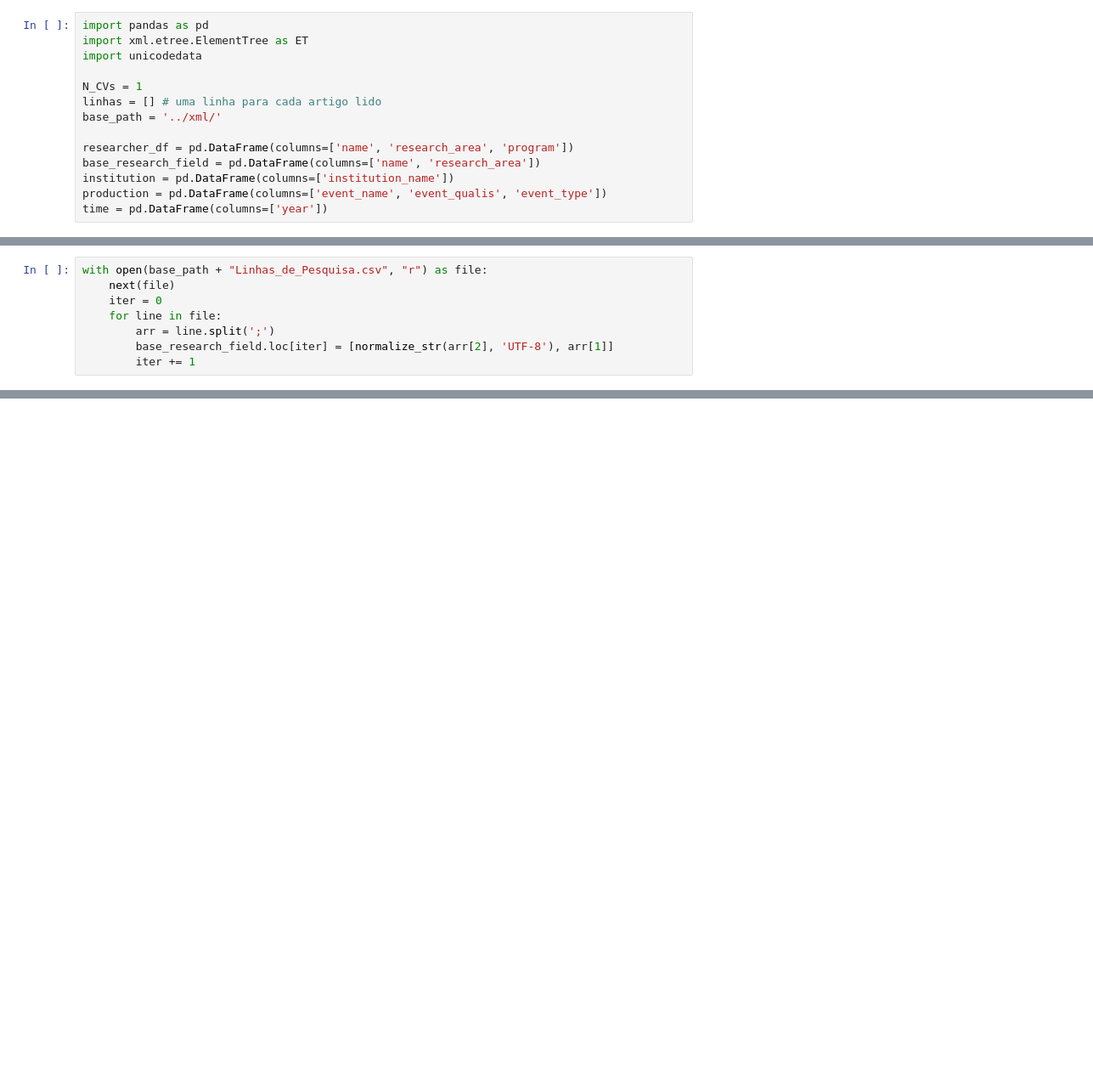
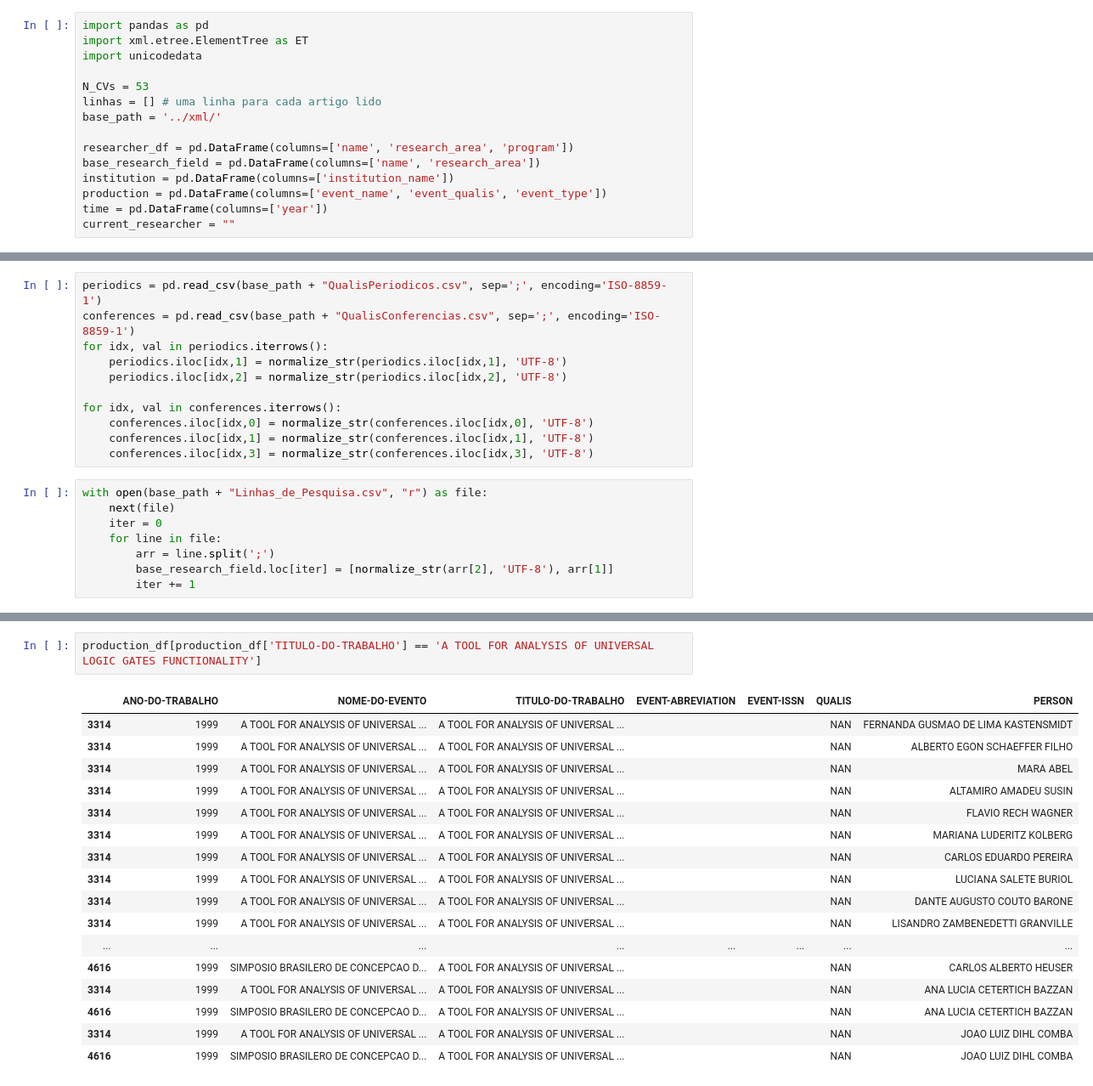
Before and after one commit to aksmiyazaki/ebd10, a Jupyter notebook: src/parser.ipynb, the cells around one changed output, grey strips where cells are left out. Shown at 85% size. Drawn from its saved outputs; the diff is of its cells as text; blank space fills up the shorter version.

```diff
--- a/src/parser.ipynb
+++ b/src/parser.ipynb
@@ -3,7 +3,7 @@ import pandas as pd
 import xml.etree.ElementTree as ET
 import unicodedata
 
-N_CVs = 1
+N_CVs = 53
 linhas = [] # uma linha para cada artigo lido
 base_path = '../xml/'
 
@@ -12,6 +12,7 @@ base_research_field = pd.DataFrame(columns=['name', 'research_area'])
 institution = pd.DataFrame(columns=['institution_name'])
 production = pd.DataFrame(columns=['event_name', 'event_qualis', 'event_type'])
 time = pd.DataFrame(columns=['year'])
+current_researcher = ""
 # %%
 def normalize_str(source, encoding):
     if encoding  == 'ISO-8859-1':
@@ -53,6 +54,17 @@ def parse_production(linhas, elem):
             lst_autores['AUTORES'] = lst
             dados.update(lst_autores)
             linhas.append(dados)
+# %%
+periodics = pd.read_csv(base_path + "QualisPeriodicos.csv", sep=';', encoding='ISO-8859-1')
+conferences = pd.read_csv(base_path + "QualisConferencias.csv", sep=';', encoding='ISO-8859-1')
+for idx, val in periodics.iterrows():
+    periodics.iloc[idx,1] = normalize_str(periodics.iloc[idx,1], 'UTF-8')
+    periodics.iloc[idx,2] = normalize_str(periodics.iloc[idx,2], 'UTF-8')
+
+for idx, val in conferences.iterrows():
+    conferences.iloc[idx,0] = normalize_str(conferences.iloc[idx,0], 'UTF-8')
+    conferences.iloc[idx,1] = normalize_str(conferences.iloc[idx,1], 'UTF-8')
+    conferences.iloc[idx,3] = normalize_str(conferences.iloc[idx,3], 'UTF-8')
 # %%
 with open(base_path + "Linhas_de_Pesquisa.csv", "r") as file:
     next(file)
@@ -93,3 +143,23 @@ Lendo arquivo:  ../xml/curriculo(53).xml
+# %%
+production_df[production_df['TITULO-DO-TRABALHO'] == 'A TOOL FOR ANALYSIS OF UNIVERSAL LOGIC GATES FUNCTIONALITY']
+# %% [output]
+|  | ANO-DO-TRABALHO | NOME-DO-EVENTO | TITULO-DO-TRABALHO | EVENT-ABREVIATION | EVENT-ISSN | QUALIS | PERSON |
+| 3314 | 1999 | A TOOL FOR ANALYSIS OF UNIVERSAL ... | A TOOL FOR ANALYSIS OF UNIVERSAL ... |  |  | NAN | FERNANDA GUSMAO DE LIMA KASTENSMIDT |
+| 3314 | 1999 | A TOOL FOR ANALYSIS OF UNIVERSAL ... | A TOOL FOR ANALYSIS OF UNIVERSAL ... |  |  | NAN | ALBERTO EGON SCHAEFFER FILHO |
+| 3314 | 1999 | A TOOL FOR ANALYSIS OF UNIVERSAL ... | A TOOL FOR ANALYSIS OF UNIVERSAL ... |  |  | NAN | MARA ABEL |
+| 3314 | 1999 | A TOOL FOR ANALYSIS OF UNIVERSAL ... | A TOOL FOR ANALYSIS OF UNIVERSAL ... |  |  | NAN | ALTAMIRO AMADEU SUSIN |
+| 3314 | 1999 | A TOOL FOR ANALYSIS OF UNIVERSAL ... | A TOOL FOR ANALYSIS OF UNIVERSAL ... |  |  | NAN | FLAVIO RECH WAGNER |
+| 3314 | 1999 | A TOOL FOR ANALYSIS OF UNIVERSAL ... | A TOOL FOR ANALYSIS OF UNIVERSAL ... |  |  | NAN | MARIANA LUDERITZ KOLBERG |
+| 3314 | 1999 | A TOOL FOR ANALYSIS OF UNIVERSAL ... | A TOOL FOR ANALYSIS OF UNIVERSAL ... |  |  | NAN | CARLOS EDUARDO PEREIRA |
+| 3314 | 1999 | A TOOL FOR ANALYSIS OF UNIVERSAL ... | A TOOL FOR ANALYSIS OF UNIVERSAL ... |  |  | NAN | LUCIANA SALETE BURIOL |
+| 3314 | 1999 | A TOOL FOR ANALYSIS OF UNIVERSAL ... | A TOOL FOR ANALYSIS OF UNIVERSAL ... |  |  | NAN | DANTE AUGUSTO COUTO BARONE |
+| 3314 | 1999 | A TOOL FOR ANALYSIS OF UNIVERSAL ... | A TOOL FOR ANALYSIS OF UNIVERSAL ... |  |  | NAN | LISANDRO ZAMBENEDETTI GRANVILLE |
+| ... | ... | ... | ... | ... | ... | ... | ... |
+| 4616 | 1999 | SIMPOSIO BRASILERO DE CONCEPCAO D... | A TOOL FOR ANALYSIS OF UNIVERSAL ... |  |  | NAN | CARLOS ALBERTO HEUSER |
+| 3314 | 1999 | A TOOL FOR ANALYSIS OF UNIVERSAL ... | A TOOL FOR ANALYSIS OF UNIVERSAL ... |  |  | NAN | ANA LUCIA CETERTICH BAZZAN |
+| 4616 | 1999 | SIMPOSIO BRASILERO DE CONCEPCAO D... | A TOOL FOR ANALYSIS OF UNIVERSAL ... |  |  | NAN | ANA LUCIA CETERTICH BAZZAN |
+| 3314 | 1999 | A TOOL FOR ANALYSIS OF UNIVERSAL ... | A TOOL FOR ANALYSIS OF UNIVERSAL ... |  |  | NAN | JOAO LUIZ DIHL COMBA |
+| 4616 | 1999 | SIMPOSIO BRASILERO DE CONCEPCAO D... | A TOOL FOR ANALYSIS OF UNIVERSAL ... |  |  | NAN | JOAO LUIZ DIHL COMBA |
 # %%
 ## Comita as mudanças para tabelas do banco.
 import mysql.connector
```
Also changed, not shown: parts of 8 cells of this notebook.
